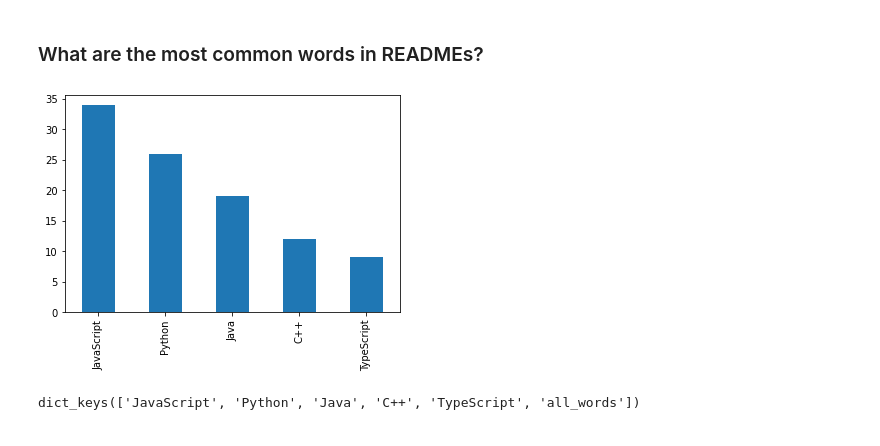
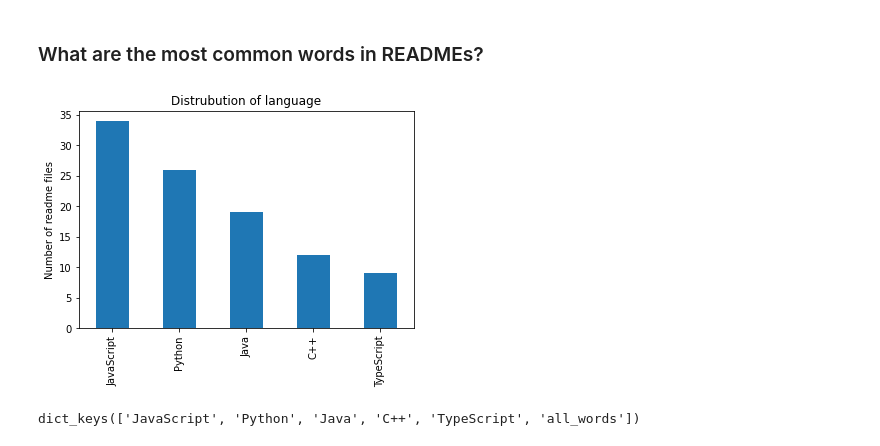
Before and after one commit to mariam-and-cindy/predicting-programming-languages, a Jupyter notebook: final_report_nlp.ipynb, the cells around one changed output. Cells and saved outputs as stored; diff of their text form; code cells hidden in the pictures.

```diff
--- a/final_report_nlp.ipynb
+++ b/final_report_nlp.ipynb
@@ -156,9 +171,11 @@ lang_vc = train.language.value_counts()
 # %%
 # visualize language value counts
 lang_vc.plot(kind='bar')
+plt.title('Distrubution of language')
+plt.ylabel('Number of readme files')
 plt.show()
 # %% [output]
-[figure, old version]
+[figure, new version]
 # %%
 # change value counts to list of languages
 list_lang = list(train.language.value_counts().index)
```
Also changed, not shown: parts of 23 cells of this notebook.
